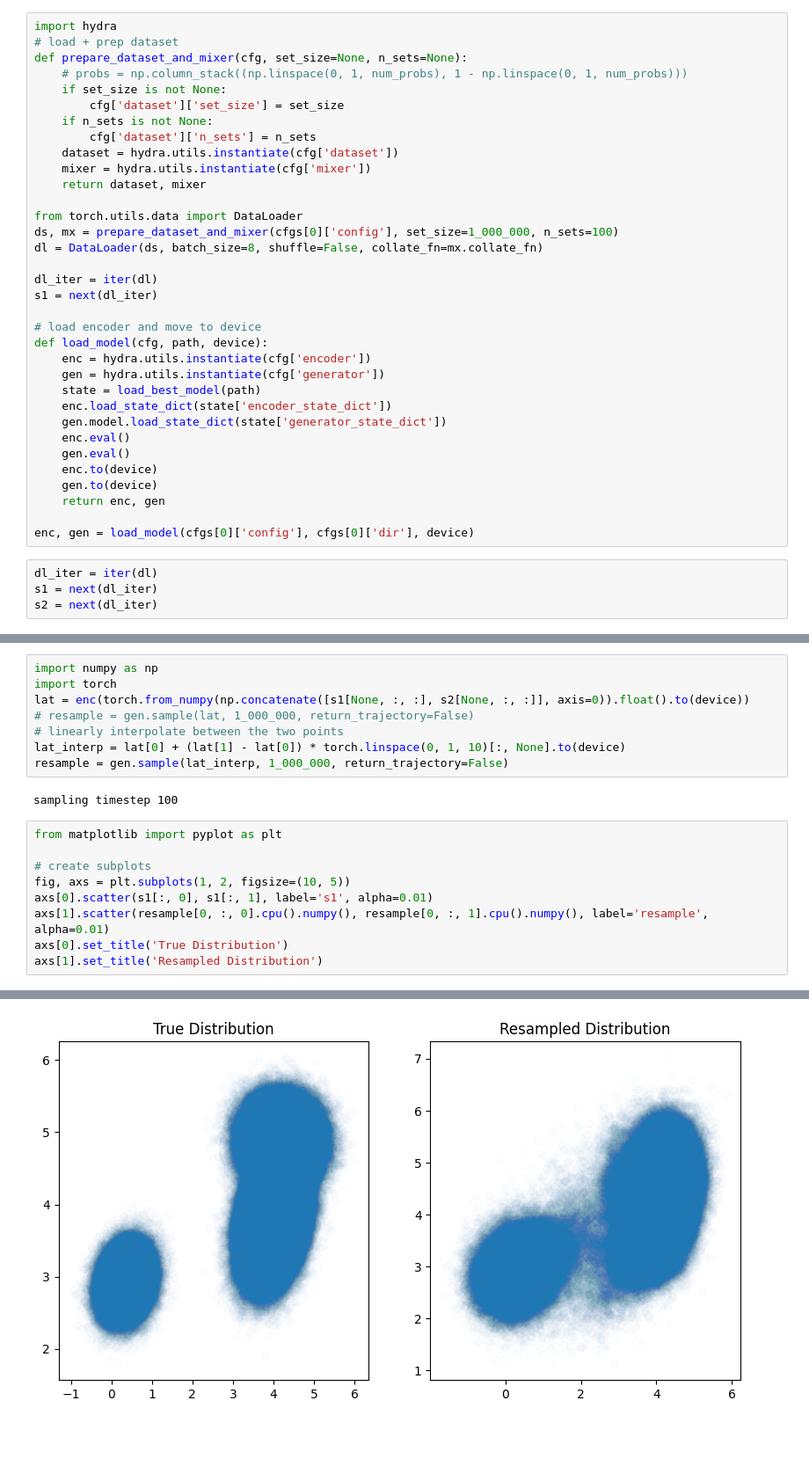
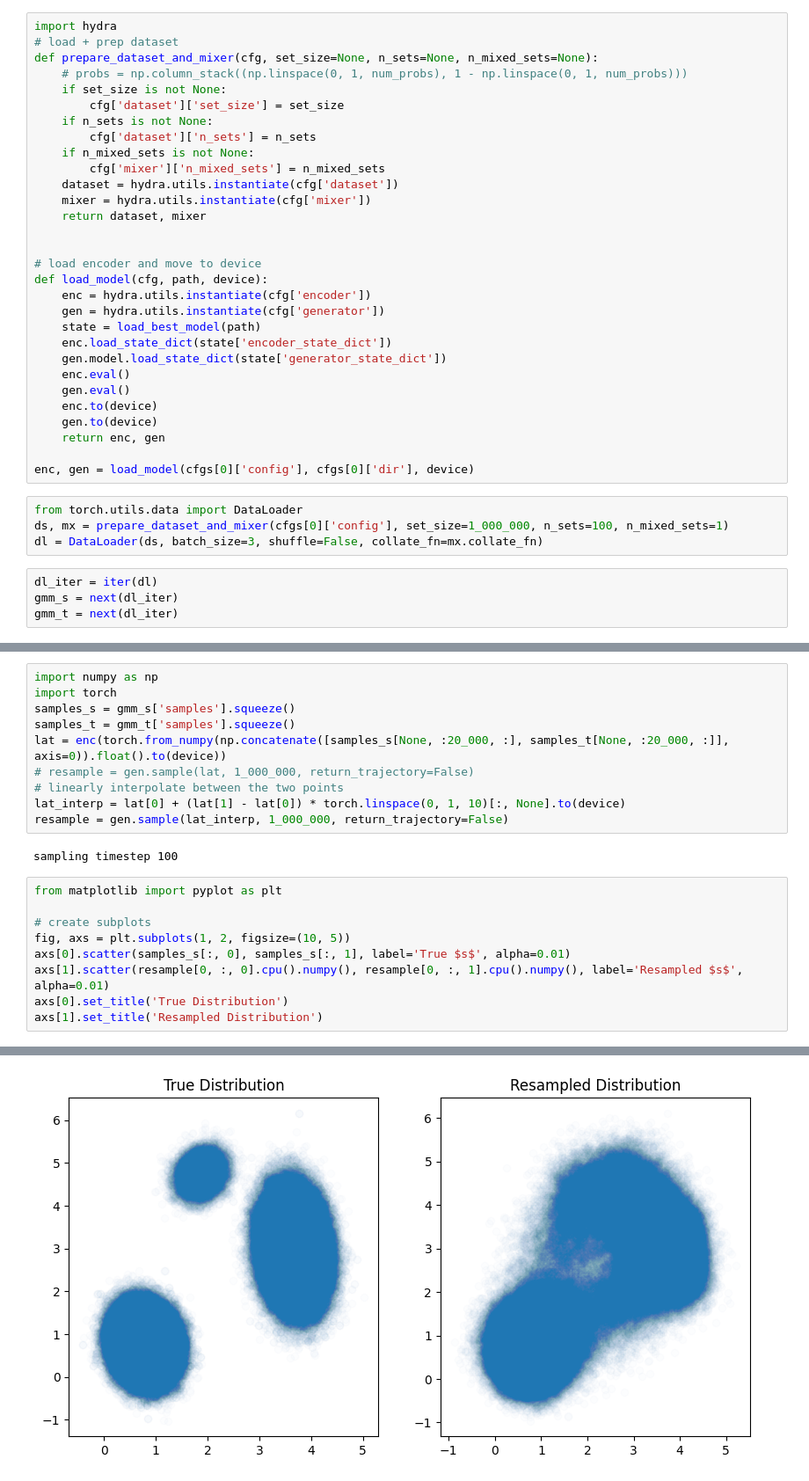
Before and after one commit to njwfish/DistributionEmbeddings, a Jupyter notebook: notebooks/gmm_ot.ipynb, the cells around one changed output, grey strips where cells are left out. Shown at 88% size. Saved outputs shown, nothing was run; the diff lists cells and outputs as text; blank space fills up the shorter version.

```diff
--- a/notebooks/gmm_ot.ipynb
+++ b/notebooks/gmm_ot.ipynb
@@ -24,22 +24,18 @@ cfgs = [
 # %%
 import hydra
 # load + prep dataset
-def prepare_dataset_and_mixer(cfg, set_size=None, n_sets=None):
+def prepare_dataset_and_mixer(cfg, set_size=None, n_sets=None, n_mixed_sets=None):
     # probs = np.column_stack((np.linspace(0, 1, num_probs), 1 - np.linspace(0, 1, num_probs)))
     if set_size is not None:
         cfg['dataset']['set_size'] = set_size
     if n_sets is not None:
         cfg['dataset']['n_sets'] = n_sets
+    if n_mixed_sets is not None:
+        cfg['mixer']['n_mixed_sets'] = n_mixed_sets
     dataset = hydra.utils.instantiate(cfg['dataset'])
     mixer = hydra.utils.instantiate(cfg['mixer'])
     return dataset, mixer
 
-from torch.utils.data import DataLoader
-ds, mx = prepare_dataset_and_mixer(cfgs[0]['config'], set_size=1_000_000, n_sets=100)
-dl = DataLoader(ds, batch_size=8, shuffle=False, collate_fn=mx.collate_fn)
-
-dl_iter = iter(dl)
-s1 = next(dl_iter)
 
 # load encoder and move to device
 def load_model(cfg, path, device):
@@ -55,7 +51,11 @@ def load_model(cfg, path, device):
     return enc, gen
 
 enc, gen = load_model(cfgs[0]['config'], cfgs[0]['dir'], device)
+# %%
+from torch.utils.data import DataLoader
+ds, mx = prepare_dataset_and_mixer(cfgs[0]['config'], set_size=1_000_000, n_sets=100, n_mixed_sets=1)
+dl = DataLoader(ds, batch_size=3, shuffle=False, collate_fn=mx.collate_fn)
 # %%
 dl_iter = iter(dl)
-s1 = next(dl_iter)
-s2 = next(dl_iter)
+gmm_s = next(dl_iter)
+gmm_t = next(dl_iter)
@@ -89,7 +68,9 @@ AttributeError: 'MultivariateNormalDistributionDataset' object has no attribute
 # %%
 import numpy as np
 import torch
-lat = enc(torch.from_numpy(np.concatenate([s1[None, :, :], s2[None, :, :]], axis=0)).float().to(device))
+samples_s = gmm_s['samples'].squeeze()
+samples_t = gmm_t['samples'].squeeze()
+lat = enc(torch.from_numpy(np.concatenate([samples_s[None, :20_000, :], samples_t[None, :20_000, :]], axis=0)).float().to(device))
 # resample = gen.sample(lat, 1_000_000, return_trajectory=False)
 # linearly interpolate between the two points
 lat_interp = lat[0] + (lat[1] - lat[0]) * torch.linspace(0, 1, 10)[:, None].to(device)
@@ -99,12 +80,12 @@ sampling timestep 100
 # %%
 from matplotlib import pyplot as plt
 
 # create subplots
 fig, axs = plt.subplots(1, 2, figsize=(10, 5))
-axs[0].scatter(s1[:, 0], s1[:, 1], label='s1', alpha=0.01)
-axs[1].scatter(resample[0, :, 0].cpu().numpy(), resample[0, :, 1].cpu().numpy(), label='resample', alpha=0.01)
+axs[0].scatter(samples_s[:, 0], samples_s[:, 1], label='True $s$', alpha=0.01)
+axs[1].scatter(resample[0, :, 0].cpu().numpy(), resample[0, :, 1].cpu().numpy(), label='Resampled $s$', alpha=0.01)
 axs[0].set_title('True Distribution')
 axs[1].set_title('Resampled Distribution')
 # %% [output]
 Text(0.5, 1.0, 'Resampled Distribution')
-[figure, old version]
+[figure, new version]
```
Also changed, not shown: parts of 20 cells of this notebook, 1 other file.
